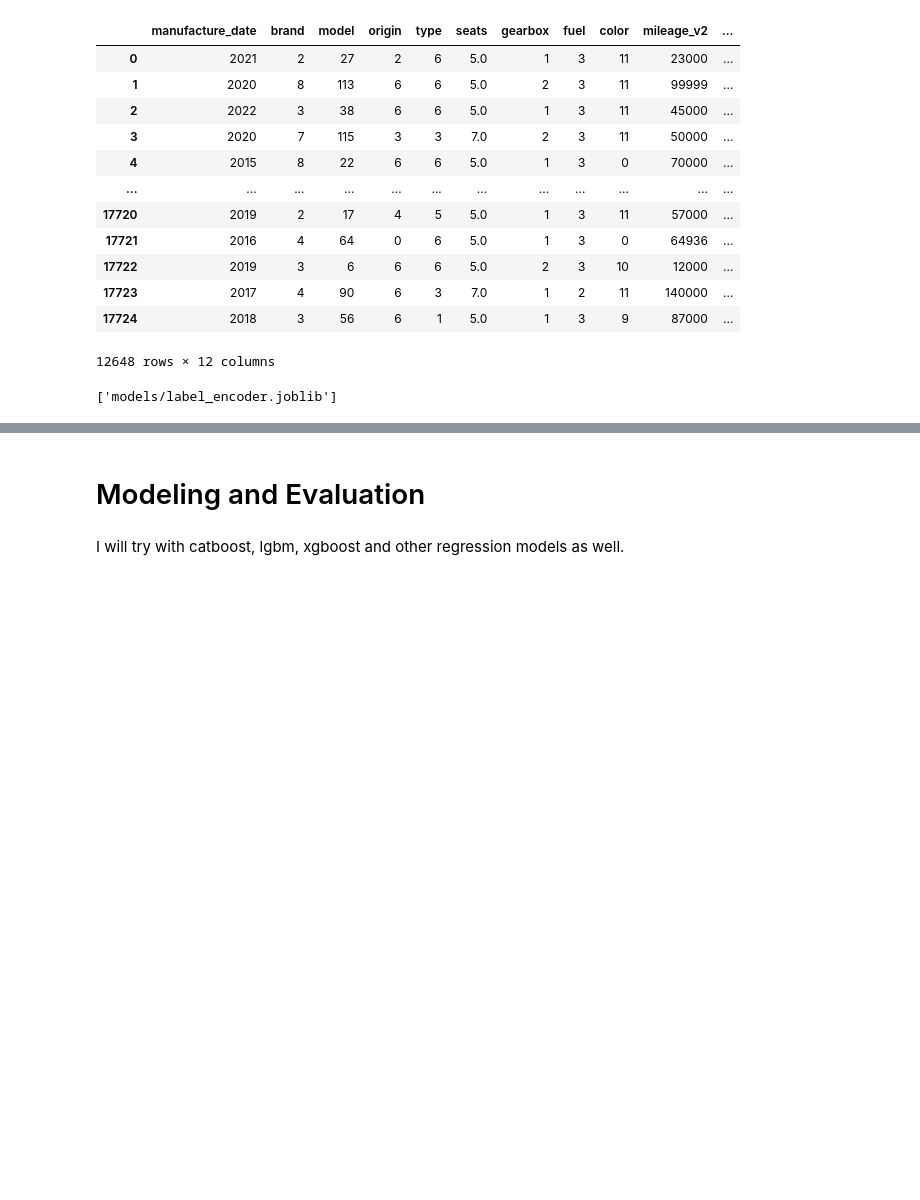
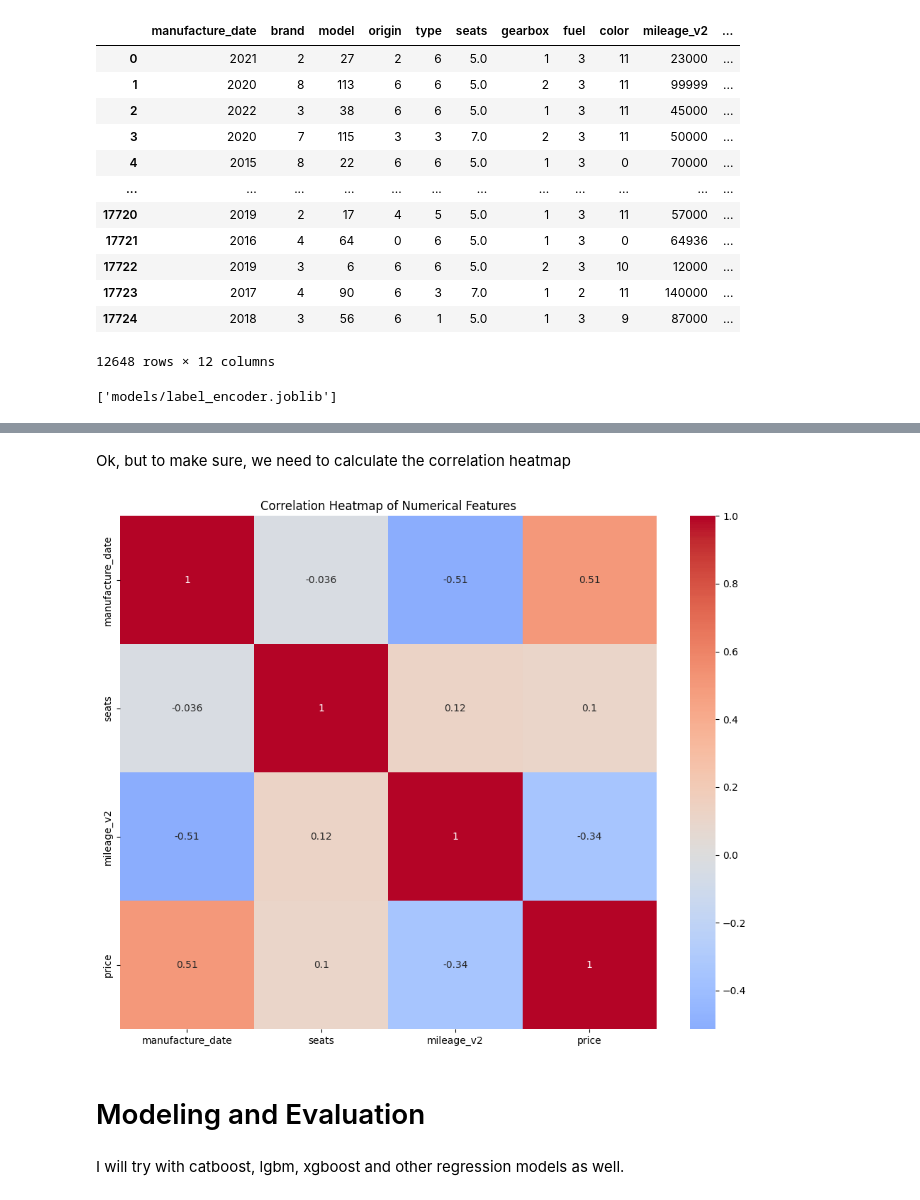
Before and after one commit to ngnquanq/car-price-prediction, a Jupyter notebook: experiment.ipynb, the cells around one changed output, grey strips where cells are left out. Saved outputs shown, nothing was run; the diff lists cells and outputs as text; code cells hidden in the pictures; blank space fills up the shorter version.

```diff
--- a/experiment.ipynb
+++ b/experiment.ipynb
@@ -1457,0 +1465,4 @@ joblib.dump(le, f'{MODEL_PATH}/label_encoder.joblib')
+# %%
+data = pd.read_csv(f"data/processed/handled_duplicate_missing_data.csv")
+data = cast_to_category(data, CAT_COLS)
+data
@@ -1457,0 +1692,8 @@ joblib.dump(le, f'{MODEL_PATH}/label_encoder.joblib')
+# %%
+# Create a mapping dictionary using concatenated and mileage_v2 as composite key
+price_mapping = final_df.set_index(['concatenated', 'mileage_v2'])['price'].to_dict()
+
+# Map prices back to data using the composite key
+data['price'] = data.apply(lambda row: price_mapping.get((row['concatenated'], row['mileage_v2']), row['price']), axis=1)
+
+data
@@ -1457,0 +1730,2 @@ joblib.dump(le, f'{MODEL_PATH}/label_encoder.joblib')
+# %%
+data.drop(columns='concatenated', inplace=True)
@@ -1458,3 +1748,23 @@ joblib.dump(le, f'{MODEL_PATH}/label_encoder.joblib')
+# %% [markdown]
+Ok, but to make sure, we need to calculate the correlation heatmap
+# %%
+import seaborn as sns
+import matplotlib.pyplot as plt
+
+# Select only numeric columns
+numeric_data = data.select_dtypes(include=np.number)
+
+# Calculate correlation matrix
+correlation_matrix = numeric_data.corr()
+
+# Create a heatmap
+plt.figure(figsize=(10, 8))
+sns.heatmap(correlation_matrix, annot=True, cmap='coolwarm', center=0)
+plt.title('Correlation Heatmap of Numerical Features')
+plt.tight_layout()
+plt.show()
+# %% [output]
+[figure, added]
 # %% [markdown]
 # Modeling and Evaluation
 # %%
```
Also changed, not shown: parts of 25 cells of this notebook, 14 other files.
